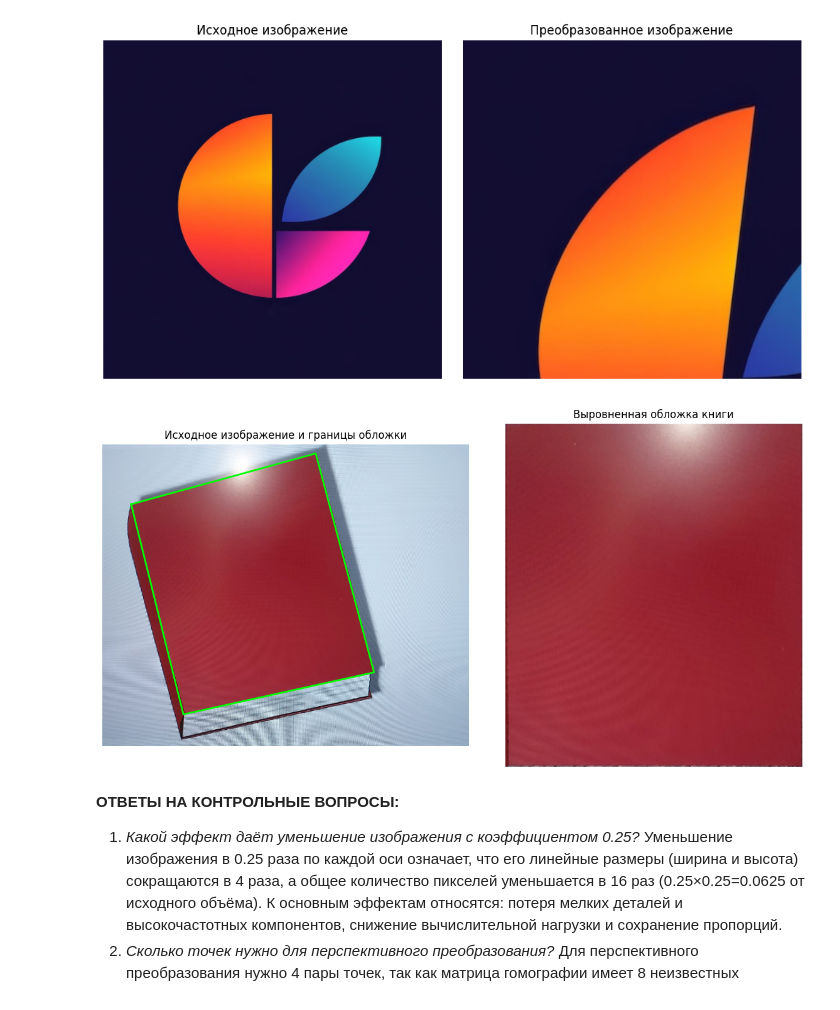
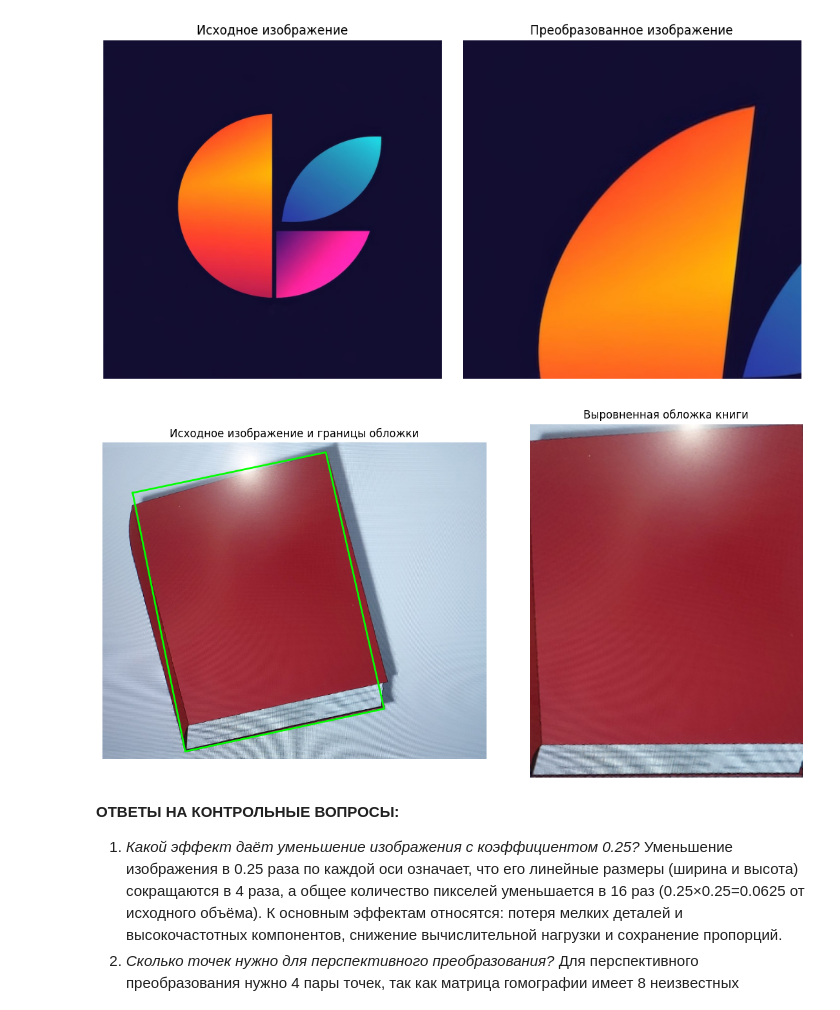
Before and after one commit to Travkova/CV_labs, a Jupyter notebook: геометрические преобразования изображений/lab3.ipynb, the cells around one changed output. Drawn from its saved outputs; the diff is of its cells as text; code cells hidden in the pictures.

```diff
--- a/геометрические преобразования изображений/lab3.ipynb
+++ b/геометрические преобразования изображений/lab3.ipynb
@@ -180,10 +180,10 @@ book_rgb = cv2.cvtColor(book_image, cv2.COLOR_BGR2RGB)
 # Углы обложки: верхний левый, верхний правый,
 # нижний правый, нижний левый.
 src_points = np.float32([
-    [42, 88],
+    [42, 70],
     [314, 13],
-    [400, 336],
-    [119, 398]
+    [396, 374],
+    [116, 434]
 ])
 
 width = int(round(max(
@@ -197,34 +197,34 @@ height = int(round(max(
 )))
 
 dst_points = np.float32([
     [0, 0],
     [width - 1, 0],
     [width - 1, height - 1],
     [0, height - 1]
 ])
 
 matrix = cv2.getPerspectiveTransform(src_points, dst_points)
 
 aligned_book = cv2.warpPerspective(
     book_rgb, matrix, (width, height)
 )
 
 fig, (ax1, ax2) = plt.subplots(1, 2, figsize=(12, 6))
 
 ax1.imshow(book_rgb)
 outline = np.vstack([src_points, src_points[0]])
 ax1.plot(outline[:, 0], outline[:, 1], color="lime", linewidth=2)
 ax1.set_title("Исходное изображение и границы обложки")
 ax1.axis("off")
 
 ax2.imshow(aligned_book)
 ax2.set_title("Выровненная обложка книги")
 ax2.axis("off")
 
 plt.tight_layout()
 plt.show()
 # %% [output]
-[figure, old version]
+[figure, new version]
 # %% [markdown]
 **ОТВЕТЫ НА КОНТРОЛЬНЫЕ ВОПРОСЫ:**
 1. *Какой эффект даёт уменьшение изображения с коэффициентом 0.25?* Уменьшение изображения в 0.25 раза по каждой оси означает, что его линейные размеры (ширина и высота) сокращаются в 4 раза, а общее количество пикселей уменьшается в 16 раз (0.25×0.25=0.0625 от исходного объёма). К основным эффектам относятся: потеря мелких деталей и высокочастотных компонентов, снижение вычислительной нагрузки и сохранение пропорций.
```
